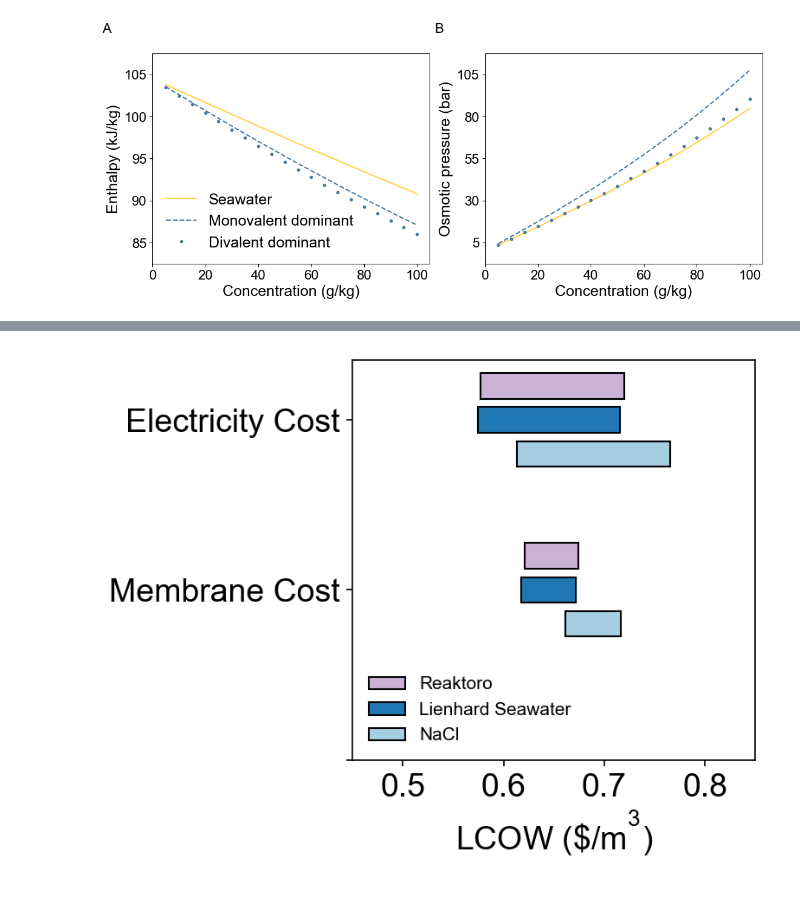
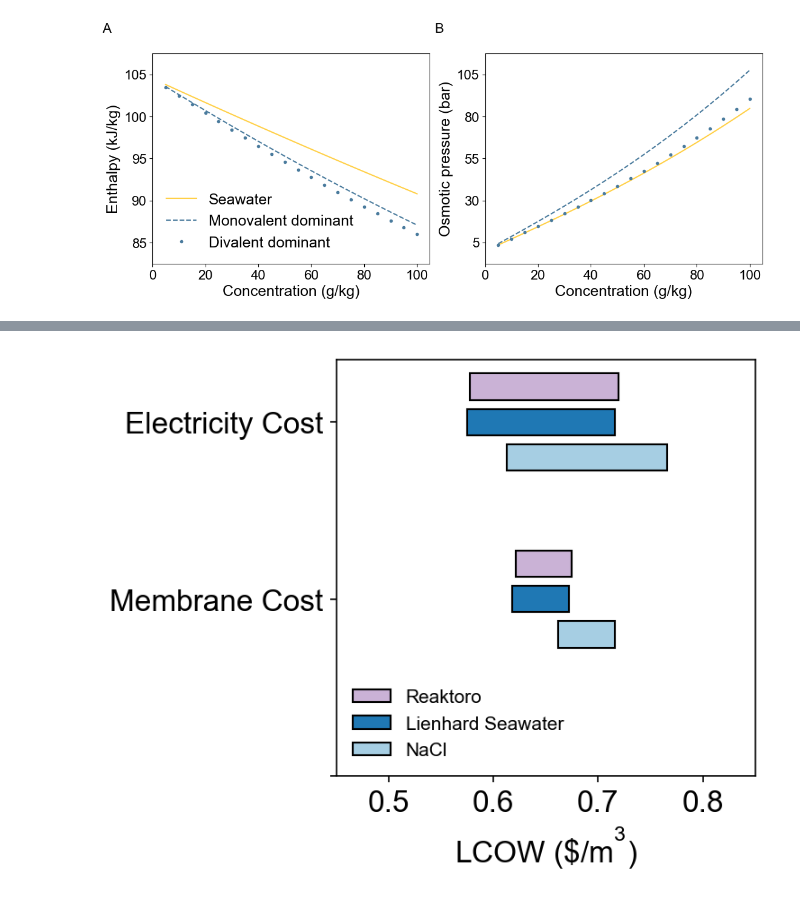
Before and after one commit to savannahsakhai/watertap, a Jupyter notebook: watertap/flowsheets/property_analysis/prop_plots/plotting.ipynb, the cells around one changed output, grey strips where cells are left out. Saved outputs shown, nothing was run; the diff lists cells and outputs as text; code cells hidden in the pictures.

```diff
--- a/watertap/flowsheets/property_analysis/prop_plots/plotting.ipynb
+++ b/watertap/flowsheets/property_analysis/prop_plots/plotting.ipynb
@@ -375,33 +375,33 @@ color = [dark, mid_light, light,
 ]
 
 # y_pos = np.arange(len(parameters))
 
 width = []
 bottom = []
 for low, high in zip(LCOW_low, LCOW_high):
     width.append(abs(high - low))
     bottom.append(min(low, high))
 
 # Loop over each parameter to plot individual bars with unique labels
 for y, w, b, c in zip(y_pos, width, bottom, color):
     fig.plot_bar(
         [y],  # single y position
         [w],  # single width
         bottom=[b],  # single bottom position
         width=0.15,
         vertical=False,
         color=c,
     )
 
 # Additional plot settings
-plt.tick_params(labelsize=title_size)
+plt.tick_params(labelsize=title_size-2)
 plt.xlim(0.45,0.85)
-plt.xlabel("LCOW ($\$$/m$^3$)", fontsize=title_size)
+plt.xlabel("LCOW ($\$$/m$^3$)", fontsize=title_size-2)
 plt.legend(["Reaktoro","Lienhard Seawater","NaCl"], loc='lower left', fontsize=10, frameon=False)
 
 plt.yticks(base_y_pos, parameters)
 plt.gca().invert_yaxis()
 
 plt.savefig("RO_sensitivity", dpi=600, bbox_inches='tight')
 # %% [output]
-[figure, old version]
+[figure, new version]
```
Also changed, not shown: parts of 1 cell of this notebook, 4 other files.
